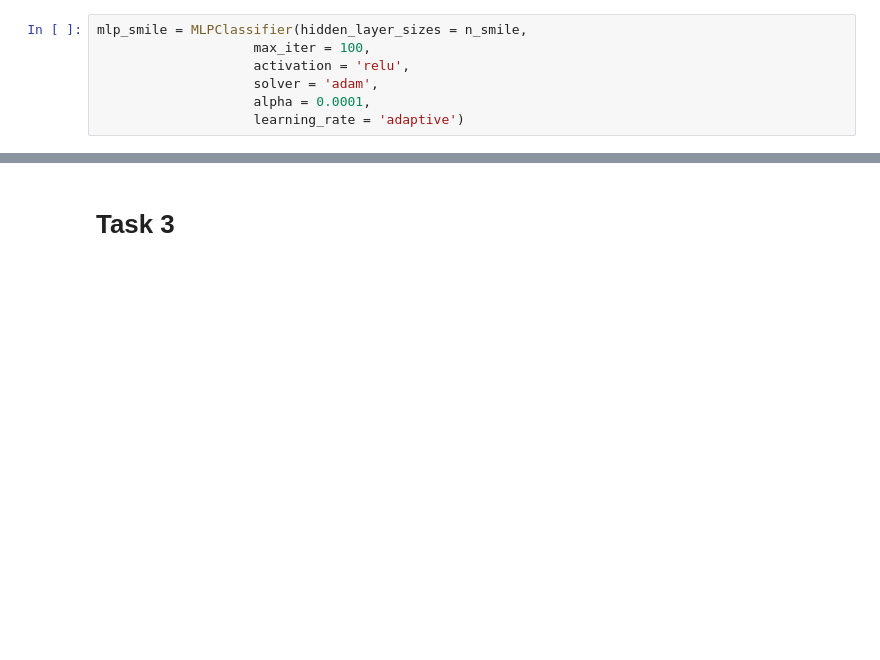
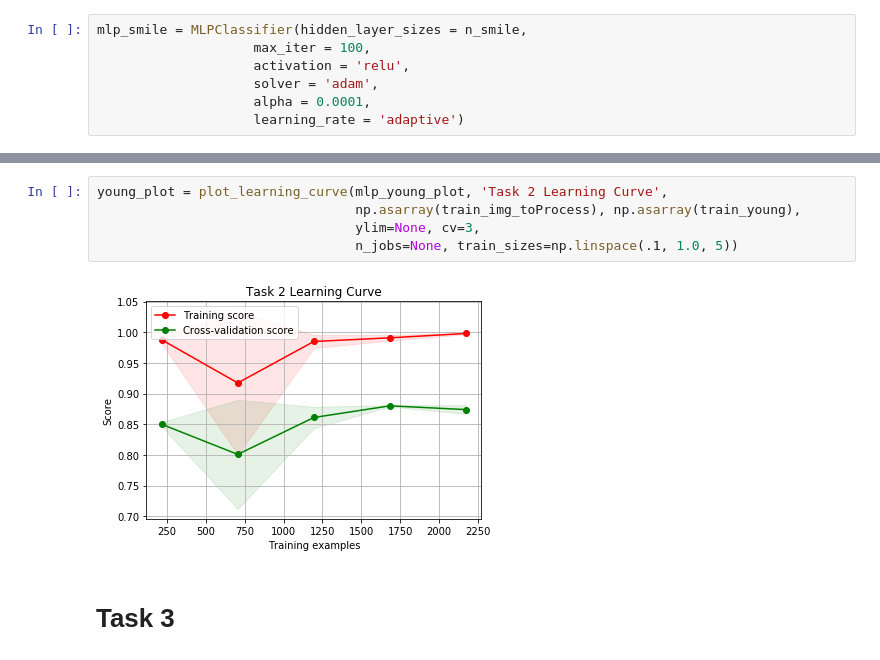
Before and after one commit to ChingisLatifov/AMLSassignment-, a Jupyter notebook: Assignment/Tasks.ipynb, the cells around one changed output, grey strips where cells are left out. Saved outputs shown, nothing was run; the diff lists cells and outputs as text; blank space fills up the shorter version.

```diff
--- a/Assignment/Tasks.ipynb
+++ b/Assignment/Tasks.ipynb
@@ -1123,3 +1341,10 @@ print(confusion_matrix( np.asarray(test_smiling), pred))
+# %%
+young_plot = plot_learning_curve(mlp_young_plot, 'Task 2 Learning Curve',
+                                 np.asarray(train_img_toProcess), np.asarray(train_young),
+                                 ylim=None, cv=3,
+                                 n_jobs=None, train_sizes=np.linspace(.1, 1.0, 5))
+# %% [output]
+[figure, added]
 # %% [markdown]
 # Task 3
 # %%
```
Also changed, not shown: parts of 96 cells of this notebook, 6 other files.
